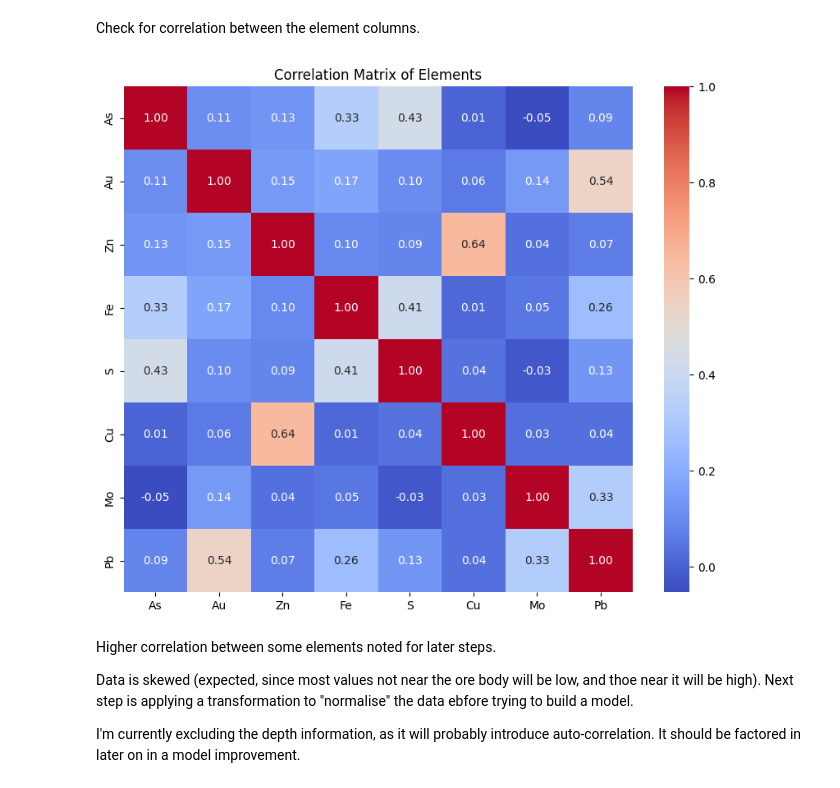
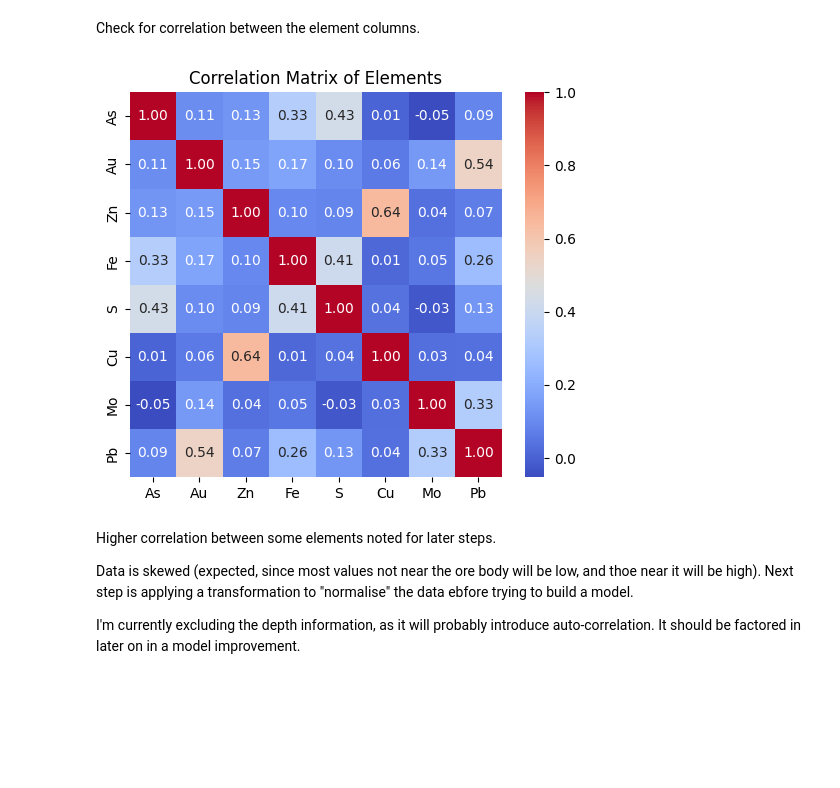
Before and after one commit to jennaguffogg/coding-test, a Jupyter notebook: notebook/data-exploration.ipynb, the cells around one changed output. Cells and saved outputs as stored; diff of their text form; code cells hidden in the pictures; blank space fills up the shorter version.

```diff
--- a/notebook/data-exploration.ipynb
+++ b/notebook/data-exploration.ipynb
@@ -252,14 +259,14 @@ Check for correlation between the element columns.
 # %%
 # Compute the correlation matrix
 corr_matrix = df_clean[element_columns].corr()
 
 # Plot the heatmap
-plt.figure(figsize=(10, 8))
+plt.figure(figsize=(6, 5))
 sns.heatmap(corr_matrix, annot=True, cmap='coolwarm', fmt=".2f")
 plt.title('Correlation Matrix of Elements')
 plt.show()
 # %% [output]
-[figure, old version]
+[figure, new version]
 # %% [markdown]
 Higher correlation between some elements noted for later steps.
 
```
Also changed, not shown: parts of 10 cells of this notebook, 1 other file.
